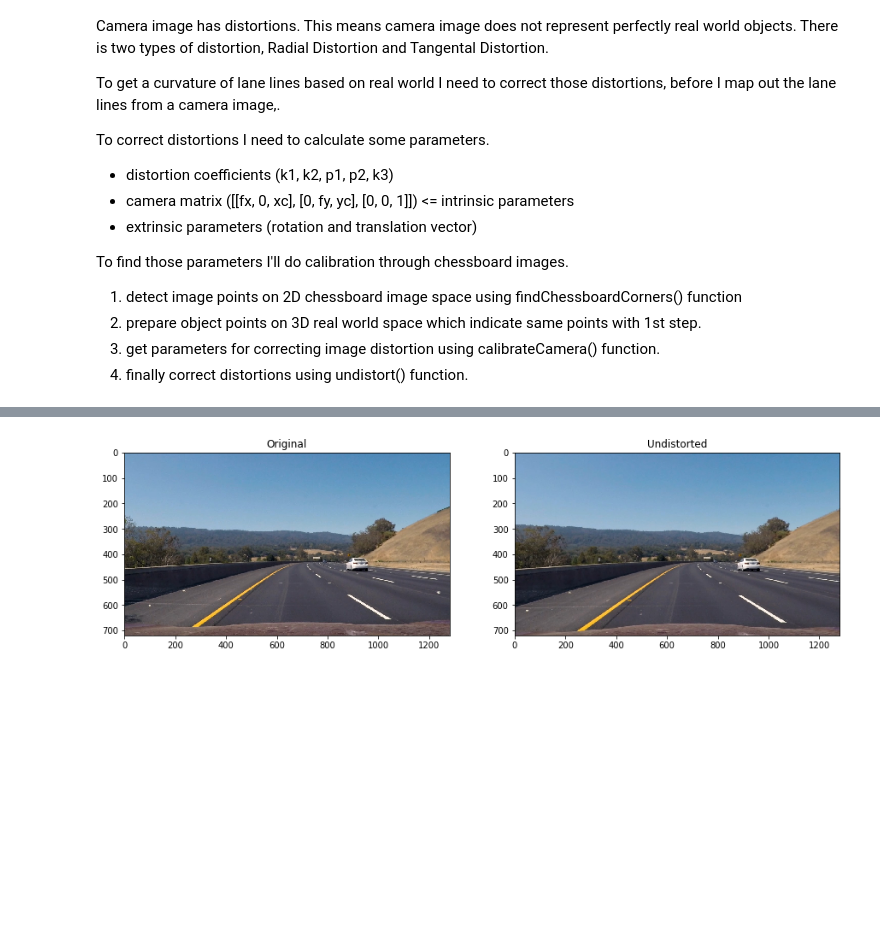
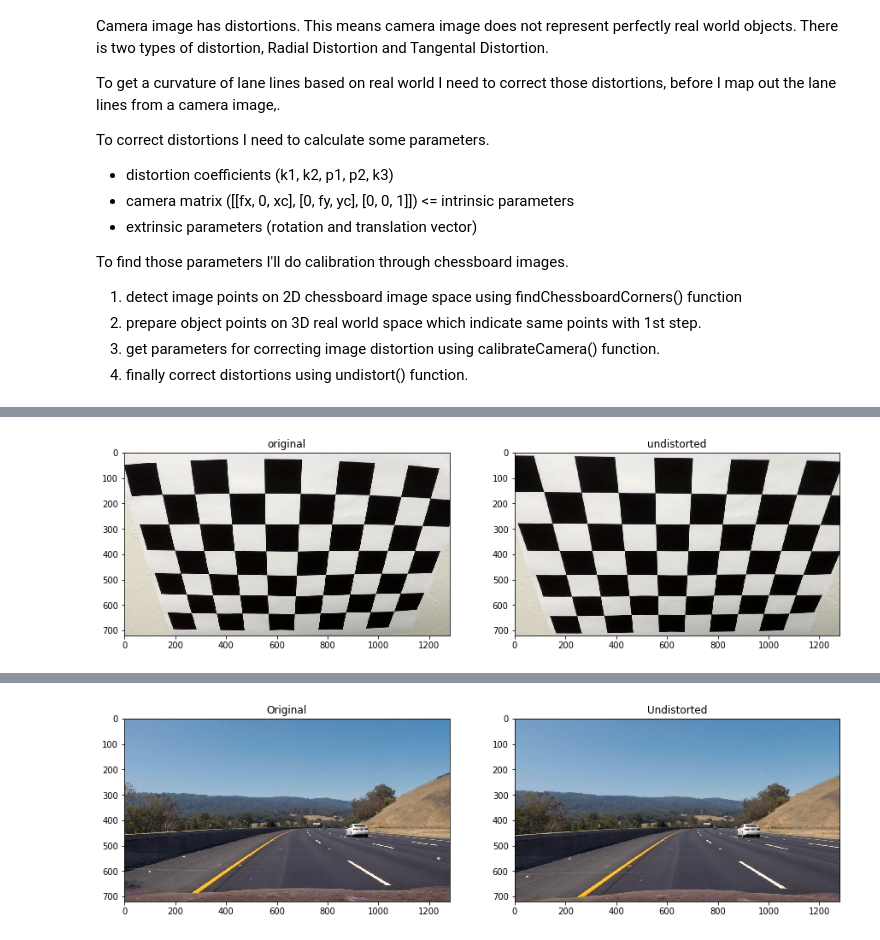
Before and after one commit to MasanaoMatsuda/finding-lane-lines, a Jupyter notebook: AdvancedLaneFinding/AdvancedLaneFinding.ipynb, the cells around one changed output, grey strips where cells are left out. Saved outputs shown, nothing was run; the diff lists cells and outputs as text; code cells hidden in the pictures; blank space fills up the shorter version.

```diff
--- a/AdvancedLaneFinding/AdvancedLaneFinding.ipynb
+++ b/AdvancedLaneFinding/AdvancedLaneFinding.ipynb
@@ -69,15 +71,17 @@ if found:
 # %%
 # 3rd step: calibrate camera to get parameters for undistortion
 try:
-    r, cam_mtx, dist_coeff, rvecs, tvecs = cv2.calibrateCamera(object_points, image_points, cimg.shape[1::-1], None, None)
+    r, cam_mtx, dist_coeff, rvecs, tvecs = cv2.calibrateCamera(object_points, image_points, img.shape[1::-1], None, None)
 except:
     print('Exception occured at calibrateCamera function!!\nPlease check the parameters.')
 # %%
 # 4th step: Undistortion
-undist_img = cv2.undistort(cimg, cam_mtx, dist_coeff)
+undist_img = cv2.undistort(img_origin, cam_mtx, dist_coeff)
 # %%
 # See the result
-arrange_side_by_side(cimg_origin, undist_img)
+arrange_side_by_side(img_origin, undist_img, 'original', 'undistorted')
+# %% [output]
+[figure, added]
 # %%
 def calibrate_camera(fnames, pattern_size, criteria):
     # Prepare the object points(3D real world coordinate)
```
Also changed, not shown: parts of 8 cells of this notebook.
